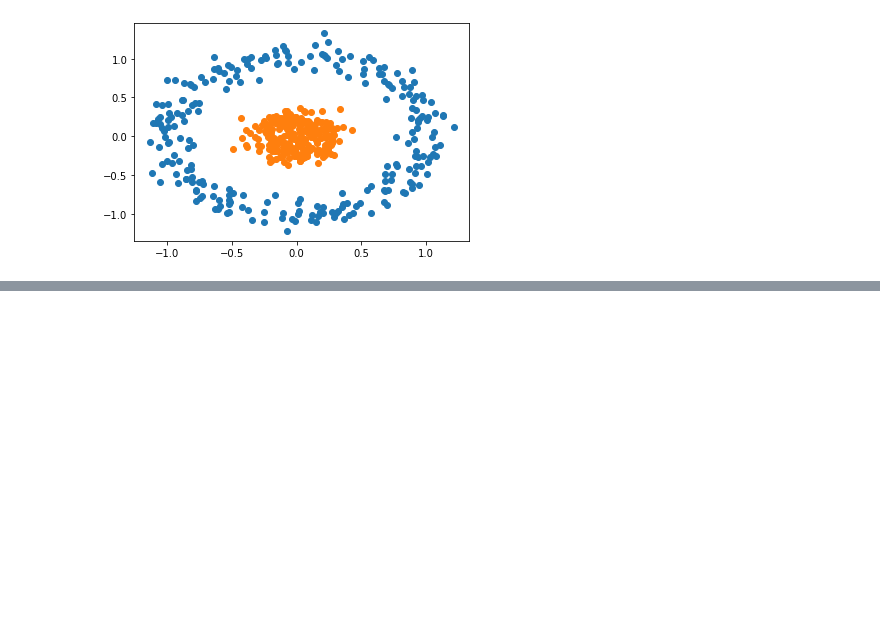
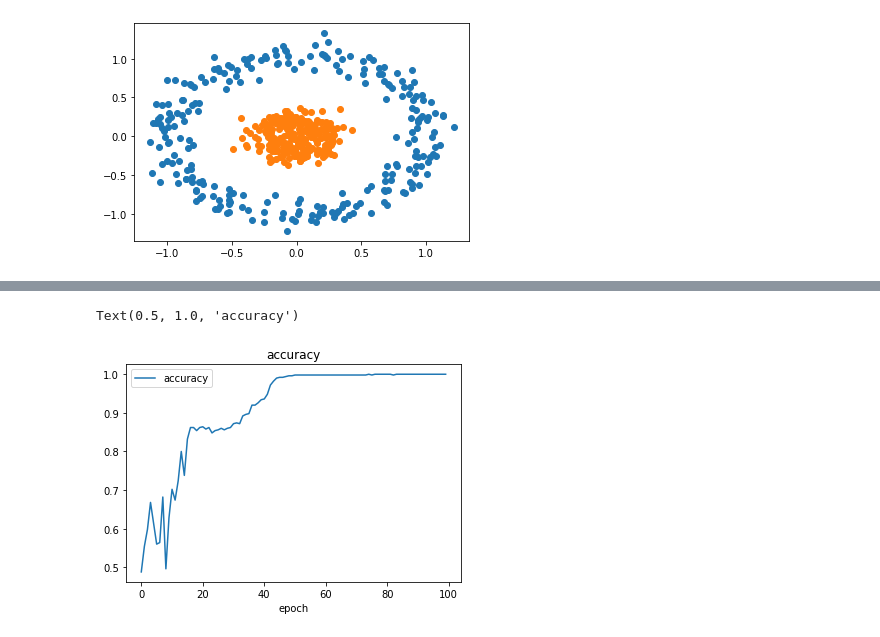
Before and after one commit to hpt1988/Applied-Deep-Learning_The-Complete-Self-Driving-Car-Course, a Jupyter notebook: deep_neural-network/deep_neural-network.ipynb, the cells around one changed output, grey strips where cells are left out. Drawn from its saved outputs; the diff is of its cells as text; code cells hidden in the pictures; blank space fills up the shorter version.

```diff
--- a/deep_neural-network/deep_neural-network.ipynb
+++ b/deep_neural-network/deep_neural-network.ipynb
@@ -49,3 +34,42 @@ plt.scatter(X[y==1, 0], X[y==1, 1])
 # %% [output]
 <matplotlib.collections.PathCollection at 0x...>
 [figure]
+# %%
+model = Sequential()
+# Adding input later and first hidden layer
+
+# Add a dense network connection with a hidden layer of 4 nodes. Very low number
+# of nodes can drastically reduce the accuracy of the network, while having too
+# many nodes can lead to overfitting of the data. number of nodes at input layer
+# is 2. The sigmoid activation fucntion is used.
+model.add(Dense(4, input_shape=(2,), activation='sigmoid'))
+
+# Definiing the output layer with 1 node. Input layer of the output layer does
+# not need to be defined, because it is already defined
+model.add(Dense(1, activation='sigmoid'))
+
+# The structure of the deep neural network is now complete. We now take it and
+# compile it using the adam optimizer with learning rate of 0.01
+# Once again as our dataset has only two categories, binary cross entropy
+# argument will be used, for distinguishing between class of 0s and 1s
+# matric is very similar to loss function, and the main difference is that the
+# results form the loss function are actually backpropagated through the network
+# whereas the metric data is not used to train the network and acts more like a
+# tool for the evaluation of the performance of the data.
+# metrics=['accuracy'] essentially calculates the accuracy of how often the
+# model's predictions match the labels of our data
+model.compile(Adam(lr = 0.01), 'binary_crossentropy', metrics=['accuracy'])
+# %%
+# Train the deep neural network to come up with a model that best classifies our
+# data.
+# x=X indicates the training data that will be used to train our model and
+# y=y is the corresponding labels that we assigned to each datapoint
+# verbose = 1 shows a progress bar of information relating to the performance of
+# our model at each epoch
+# batch_size = 20 will distribute our 500 datapoints to 25 batches of 20 points
+# We need to feed the full dataset through our neural network multiple times to
+# ensure an optimized results, so that it keeps updating the weights and bias of
+# our network in the direction that decreases the error function the most
+# shuffle='true' shuffles our data before each epoch to ensure that it doesn't
+# stuck in a local minimum
+h = model.fit(x=X, y=y, verbose=1, batch_size=20, epochs=100, shuffle='true')
@@ -51,0 +94,8 @@ plt.scatter(X[y==1, 0], X[y==1, 1])
+# %%
+plt.plot(h.history['accuracy'])
+plt.xlabel('epoch')
+plt.legend(['accuracy'])
+plt.title('accuracy')
+# %% [output]
+Text(0.5, 1.0, 'accuracy')
+[figure, added]
```
Also changed, not shown: parts of 10 cells of this notebook.
